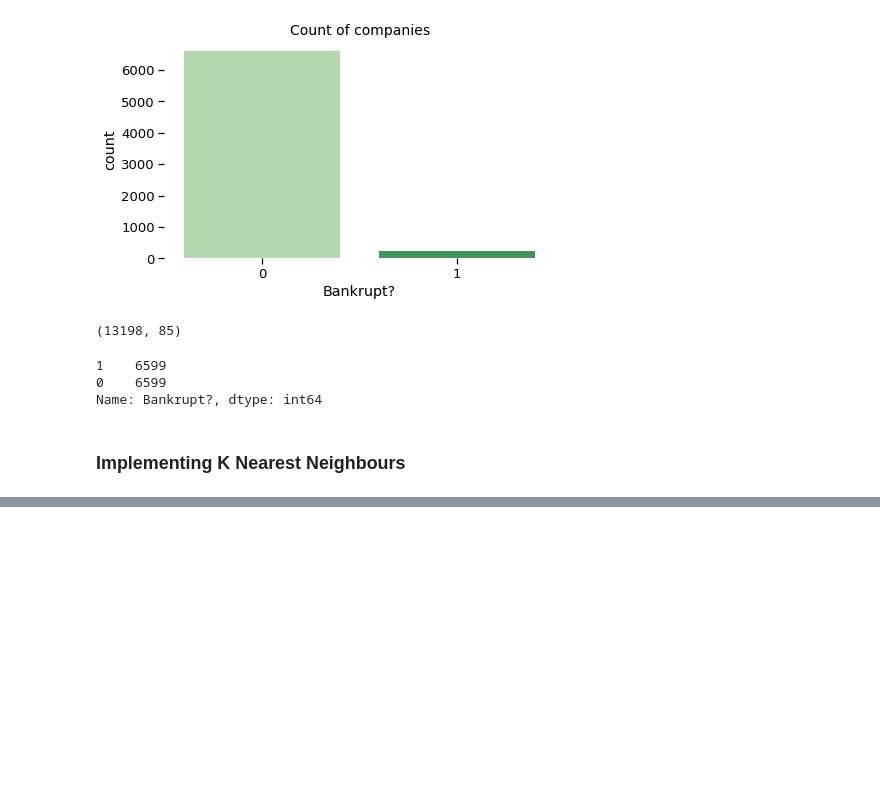
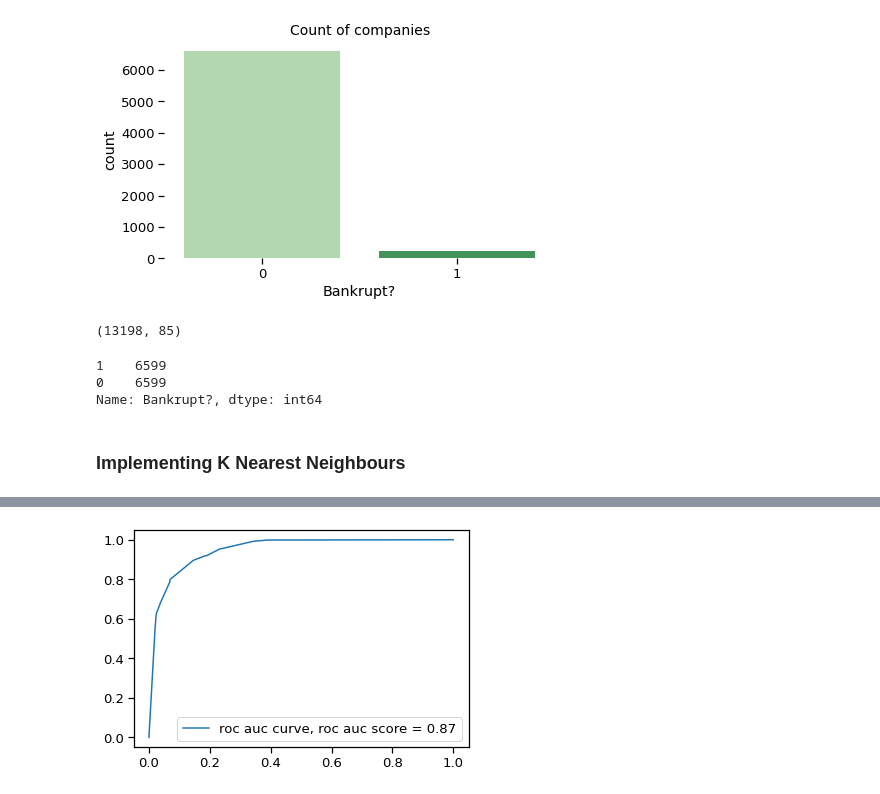
Before and after one commit to Selva-Subramanian/Company-bankruptcy-prediction, a Jupyter notebook: COMPANY_BANKRUPTCY_PREDICTION.ipynb, the cells around one changed output, grey strips where cells are left out. Cells and saved outputs as stored; diff of their text form; code cells hidden in the pictures; blank space fills up the shorter version.

```diff
--- a/COMPANY_BANKRUPTCY_PREDICTION.ipynb
+++ b/COMPANY_BANKRUPTCY_PREDICTION.ipynb
@@ -565,0 +625,9 @@ plt.show()
+# %%
+# ploting roc area under curve
+fpr, tpr, _ = roc_curve(y_test, y_pred_proba)
+auc = roc_auc_score(y_test, y_pred)
+plt.plot(fpr,tpr, label = f"roc auc curve, roc auc score = {auc.round(2)}")
+plt.legend(loc='lower right')
+plt.show()
+# %% [output]
+[figure, added]
```
Also changed, not shown: parts of 49 cells of this notebook.
